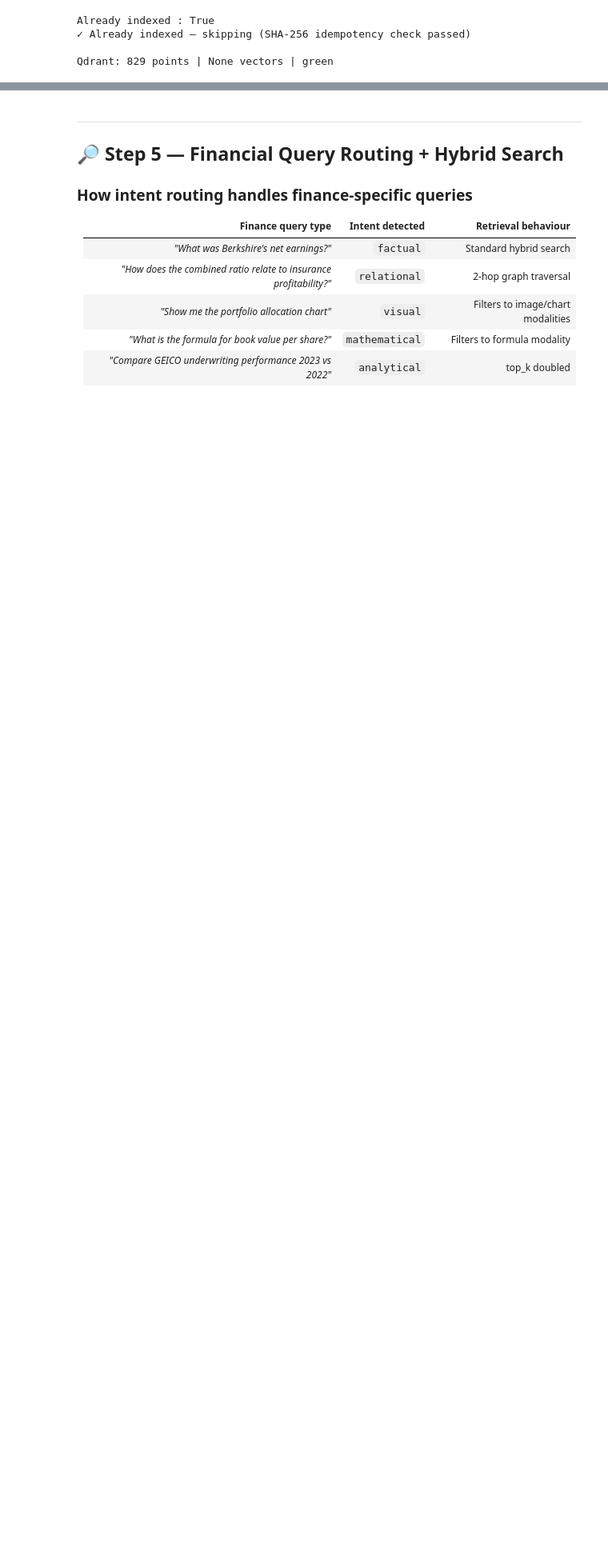
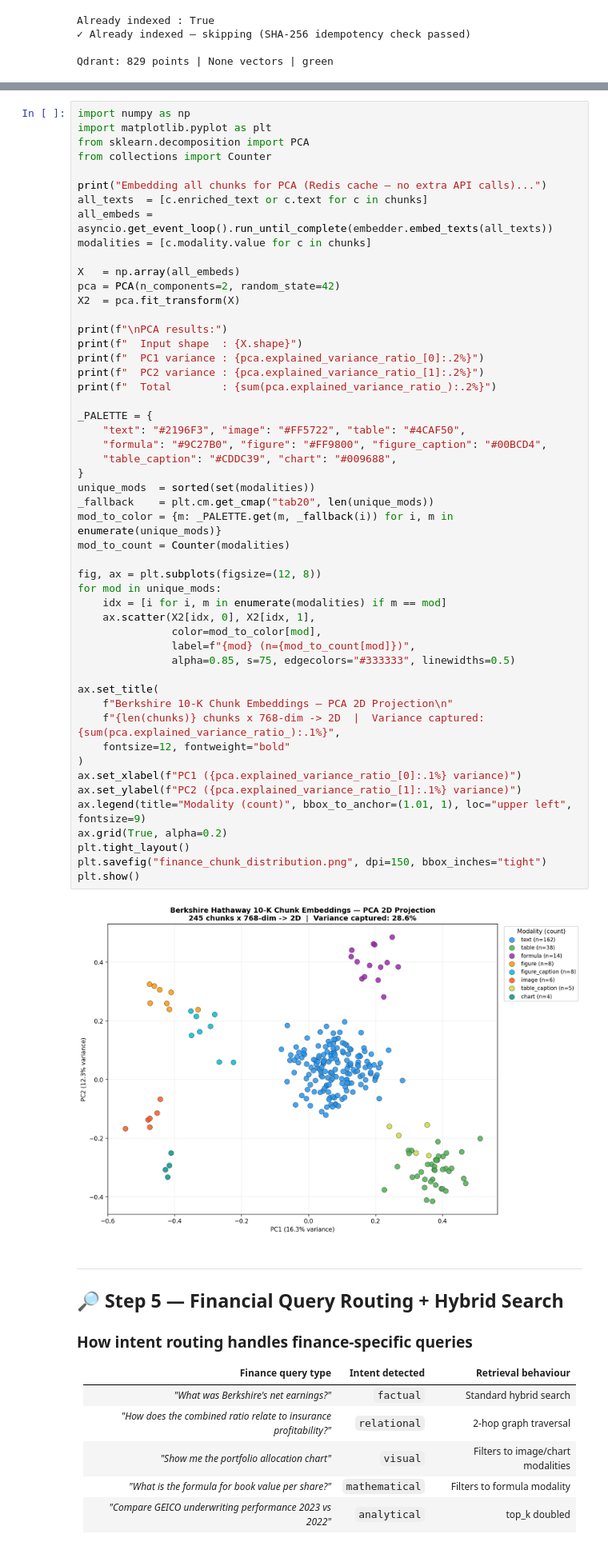
Before and after one commit to jndumu/Enhanced-Multimodel-Rag-Hackerton, a Jupyter notebook: notebooks/02_finance_berkshire_10k.ipynb, the cells around one changed output, grey strips where cells are left out. Shown at 80% size. Saved outputs shown, nothing was run; the diff lists cells and outputs as text; blank space fills up the shorter version.

```diff
--- a/notebooks/02_finance_berkshire_10k.ipynb
+++ b/notebooks/02_finance_berkshire_10k.ipynb
@@ -496,3 +501,56 @@ Qdrant: 829 points | None vectors | green
+# %%
+import numpy as np
+import matplotlib.pyplot as plt
+from sklearn.decomposition import PCA
+from collections import Counter
+
+print("Embedding all chunks for PCA (Redis cache — no extra API calls)...")
+all_texts  = [c.enriched_text or c.text for c in chunks]
+all_embeds = asyncio.get_event_loop().run_until_complete(embedder.embed_texts(all_texts))
+modalities = [c.modality.value for c in chunks]
+
+X   = np.array(all_embeds)
+pca = PCA(n_components=2, random_state=42)
+X2  = pca.fit_transform(X)
+
+print(f"\nPCA results:")
+print(f"  Input shape  : {X.shape}")
+print(f"  PC1 variance : {pca.explained_variance_ratio_[0]:.2%}")
+print(f"  PC2 variance : {pca.explained_variance_ratio_[1]:.2%}")
+print(f"  Total        : {sum(pca.explained_variance_ratio_):.2%}")
+
+_PALETTE = {
+    "text": "#2196F3", "image": "#FF5722", "table": "#4CAF50",
+    "formula": "#9C27B0", "figure": "#FF9800", "figure_caption": "#00BCD4",
+    "table_caption": "#CDDC39", "chart": "#009688",
+}
+unique_mods  = sorted(set(modalities))
+_fallback    = plt.cm.get_cmap("tab20", len(unique_mods))
+mod_to_color = {m: _PALETTE.get(m, _fallback(i)) for i, m in enumerate(unique_mods)}
+mod_to_count = Counter(modalities)
+
+fig, ax = plt.subplots(figsize=(12, 8))
+for mod in unique_mods:
+    idx = [i for i, m in enumerate(modalities) if m == mod]
+    ax.scatter(X2[idx, 0], X2[idx, 1],
+               color=mod_to_color[mod],
+               label=f"{mod} (n={mod_to_count[mod]})",
+               alpha=0.85, s=75, edgecolors="#333333", linewidths=0.5)
+
+ax.set_title(
+    f"Berkshire 10-K Chunk Embeddings — PCA 2D Projection\n"
+    f"{len(chunks)} chunks x 768-dim -> 2D  |  Variance captured: {sum(pca.explained_variance_ratio_):.1%}",
+    fontsize=12, fontweight="bold"
+)
+ax.set_xlabel(f"PC1 ({pca.explained_variance_ratio_[0]:.1%} variance)")
+ax.set_ylabel(f"PC2 ({pca.explained_variance_ratio_[1]:.1%} variance)")
+ax.legend(title="Modality (count)", bbox_to_anchor=(1.01, 1), loc="upper left", fontsize=9)
+ax.grid(True, alpha=0.2)
+plt.tight_layout()
+plt.savefig("finance_chunk_distribution.png", dpi=150, bbox_inches="tight")
+plt.show()
+# %% [output]
+[figure, added]
 # %% [markdown]
 ---
 ## 🔎 Step 5 — Financial Query Routing + Hybrid Search
```
Also changed, not shown: parts of 1 cell of this notebook, 1 other file.
